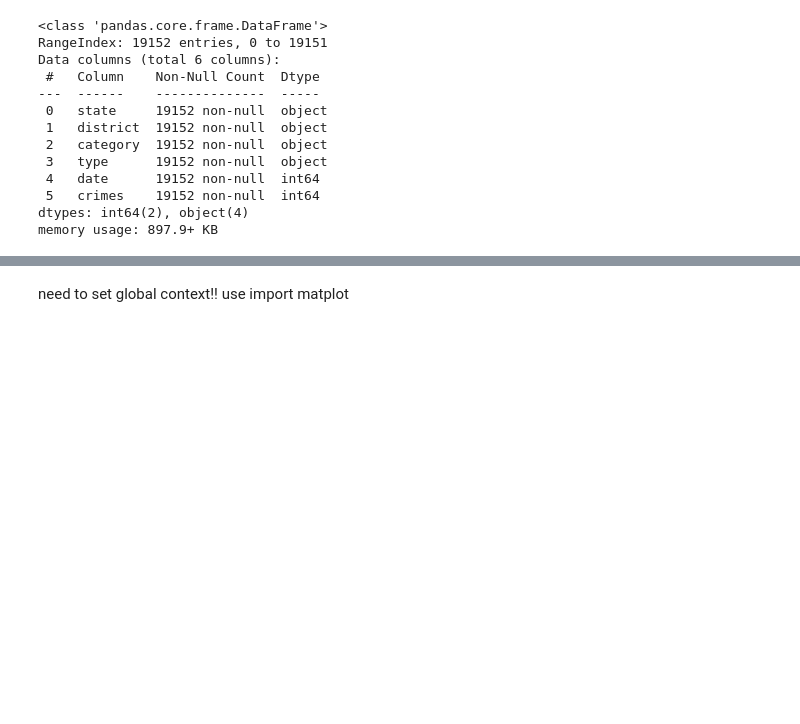
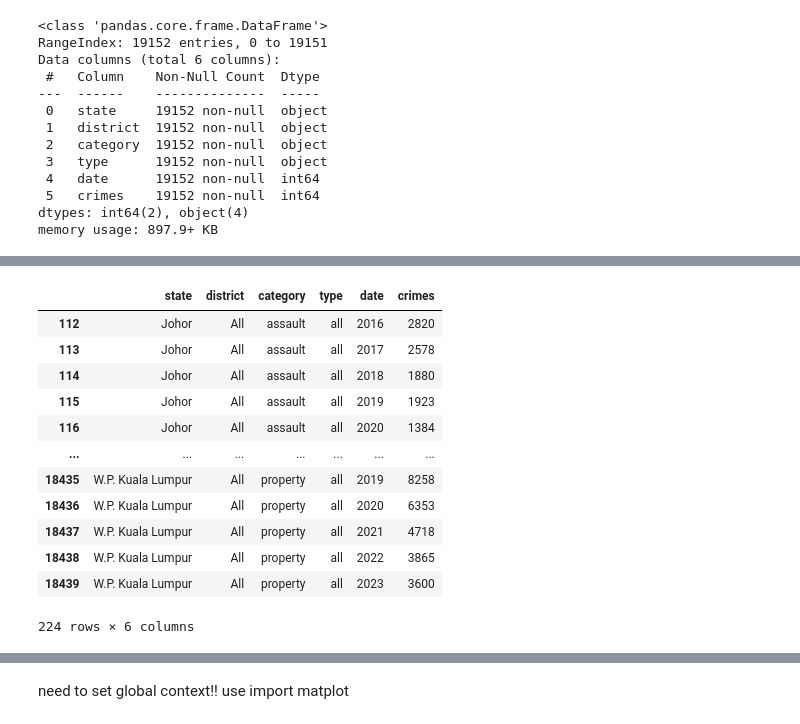
Before and after one commit to noorhzrh/Daily-Practice, a Jupyter notebook: Day 19 - advanced visualisation/my_mini_project.ipynb, the cells around one changed output, grey strips where cells are left out. Cells and saved outputs as stored; diff of their text form; code cells hidden in the pictures; blank space fills up the shorter version.

```diff
--- a/Day 19 - advanced visualisation/my_mini_project.ipynb
+++ b/Day 19 - advanced visualisation/my_mini_project.ipynb
@@ -99,0 +103,23 @@ fig.show()
+# %%
+bystate_df = crimedf[
+    (crimedf['district'] == 'All') &
+    (crimedf['state'] != 'Malaysia') &
+    (crimedf['type'] == 'all') &
+    (crimedf['category'].isin(['assault','property']))
+]
+
+bystate_df
+# %% [output]
+|  | state | district | category | type | date | crimes |
+| 112 | Johor | All | assault | all | 2016 | 2820 |
+| 113 | Johor | All | assault | all | 2017 | 2578 |
+| 114 | Johor | All | assault | all | 2018 | 1880 |
+| 115 | Johor | All | assault | all | 2019 | 1923 |
+| 116 | Johor | All | assault | all | 2020 | 1384 |
+| ... | ... | ... | ... | ... | ... | ... |
+| 18435 | W.P. Kuala Lumpur | All | property | all | 2019 | 8258 |
+| 18436 | W.P. Kuala Lumpur | All | property | all | 2020 | 6353 |
+| 18437 | W.P. Kuala Lumpur | All | property | all | 2021 | 4718 |
+| 18438 | W.P. Kuala Lumpur | All | property | all | 2022 | 3865 |
+| 18439 | W.P. Kuala Lumpur | All | property | all | 2023 | 3600 |
+224 rows × 6 columns
```
Also changed, not shown: parts of 11 cells of this notebook, 1 other file.
